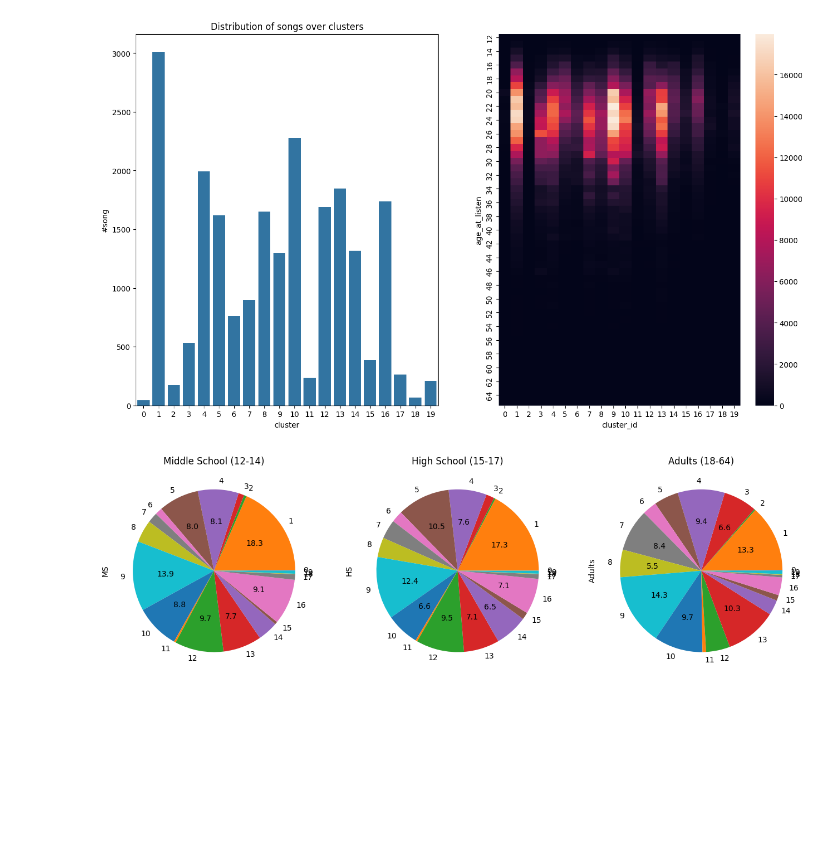
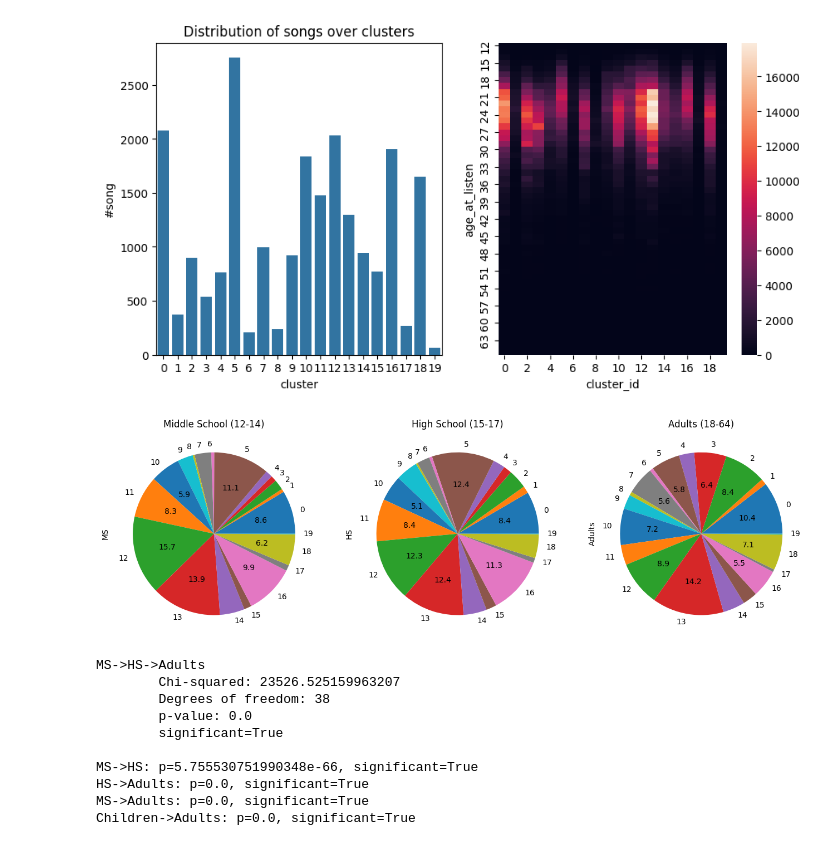
Before and after one commit to sbakker6/MusicRSAndChildren, a Jupyter notebook: analysis.ipynb, the cells around one changed output. Saved outputs shown, nothing was run; the diff lists cells and outputs as text; code cells hidden in the pictures; blank space fills up the shorter version.

```diff
--- a/analysis.ipynb
+++ b/analysis.ipynb
@@ -9,10 +7,12 @@ Matplotlib is building the font cache; this may take a moment.
 # %%
 conn, cursor = create_connection("genius_db")
-cursor.execute("select song_id, cluster_id from cluster")
-clusters = pd.DataFrame(cursor.fetchall(), columns =["song_id", "cluster_id"])
+cursor.execute("select song_id, cluster_id from song_cluster")
+song_cluster = pd.DataFrame(cursor.fetchall(), columns =["song_id", "cluster_id"])
+cursor.execute("SELECT column_name FROM INFORMATION_SCHEMA.COLUMNS WHERE TABLE_NAME = 'cluster'")
+columns = list(map(lambda x: x[0], cursor.fetchall()))
+cursor.execute("select * from cluster")
+cluster = pd.DataFrame(cursor.fetchall(), columns=columns).set_index("cluster_id")
 conn.close()
-
-# clusters.to_csv("clusters.csv", index=False)
 # %%
 conn, cursor = create_connection("lfm2b")
 
@@ -79,5 +102,5 @@ conn.close()
 # %%
-listening_events_with_clusters = data.merge(clusters, on="song_id")
+listening_events_with_clusters = le_data.merge(song_cluster, on="song_id")
 # %%
 conn, cursor = create_connection("lfm2b")
 cursor.execute("select age_at_listen, count(track_id) from le_joined_tni group by age_at_listen;")
@@ -115,24 +138,24 @@ LINE 1: select age_at_listen, count(track_id) from le_non_instrument...
 # %%
 # Let's create a pivot table to see the amount of listening events per age_group and cluster
 # https://www.statology.org/pandas-pivot-table-count/
 pt = pd.pivot_table(listening_events_with_clusters, values="track_id", index="age_at_listen", columns="cluster_id", aggfunc="count") \
         .fillna(0) \
         .astype(int)
 
-songs_per_cluster = clusters.groupby("cluster_id").count().reset_index()
+songs_per_cluster = song_cluster.groupby("cluster_id").count().reset_index()
 
 import matplotlib.pyplot as plt
 import seaborn as sns
-fig, (ax1, ax2) = plt.subplots(figsize=(16,9), nrows=1, ncols=2)
+fig, (ax1, ax2) = plt.subplots(figsize=(10,5), nrows=1, ncols=2)
 
 ax1.set_title("Distribution of songs over clusters")
 ax1.set_ylabel("#song")
 ax1.set_xlabel("cluster")
 sns.barplot(songs_per_cluster, x="cluster_id", y="song_id", ax=ax1)
 sns.heatmap(pt, ax=ax2)
 plt.show()
 # %% [output]
-[figure, old version]
+[figure, new version]
 # %%
 middle_school = pt.loc[12:14].sum()
 middle_school.name = "MS"
@@ -153,7 +176,66 @@ middle_school.plot.pie(ax=ax1, title="Middle School (12-14)",autopct=show_percen
 high_school.plot.pie(ax=ax2, title="High School (15-17)", autopct=show_percentages_more_than_5_perc)
 adults.plot.pie(ax=ax3, title="Adults (18-64)", autopct=show_percentages_more_than_5_perc)
 plt.show()
+
+
+le_counts_grouped = pd.concat([children, middle_school, high_school, adults], axis=1)
 # %% [output]
-[figure, old version]
+[figure, new version]
+# %%
+# Manual calculation
+observed = le_counts_grouped[["MS", "HS", "Adults"]]
+observed["total"] = observed.sum(axis='columns')
+observed.loc["total"] = observed.sum(axis='index')
+
+# Calculate the expected values under the assumption that the distribution is equal among the three groups
+age_group_fractions = observed.loc["total"][["MS", "HS", "Adults"]]/observed.loc["total"]["total"]
+expected = pd.DataFrame(
+    [
+        age_group_fractions["MS"] * observed.loc[0:19]["total"],
+        age_group_fractions["HS"] * observed.loc[0:19]["total"],
+        age_group_fractions["Adults"] * observed.loc[0:19]["total"]
+    ], index=["MS", "HS", "Adults"]
+).T
+
+# Calculate the Chi^2 value
+obs = observed.loc[0:19][["MS", "HS", "Adults"]] # Remove the totals
+chi_sq_value = ((expected-obs)**2/expected).sum(axis='columns').sum(axis='index')
+degrees_of_freedom=(len(obs.columns)-1) * (len(obs.index) -1)
+chi_sq_value
+
+# ------------------------------------------------------------------------------------------------------------------------
+# Scipy calculation
+
+from scipy.stats import chi2_contingency
+import numpy as np
+chi2, p, dof, exp = chi2_contingency(le_counts_grouped[["MS", "HS", "Adults"]])
+
+assert chi_sq_value == chi2
+assert degrees_of_freedom == dof
+assert np.allclose(expected.to_numpy(), exp, atol=1e-10)
+print("MS->HS->Adults")
+print(f"\tChi-squared: {chi2}")
+print(f"\tDegrees of freedom: {dof}")
+print(f"\tp-value: {p}")
+print(f"\tsignificant={p<0.05}")
+
+assert p < 0.005, "Result not significant"
+
+print()
+# Lets inspect if we take each 2 group combination
+for a, b in [("MS", "HS"), ("HS", "Adults"), ("MS", "Adults"), ("Children", "Adults")]:
+    _, p, _, _ = chi2_contingency(le_counts_grouped[[a, b]])
+    print(f"{a}->{b}: p={p}, significant={p<0.05}")
+# %% [output]
+MS->HS->Adults
+        Chi-squared: 23526.525159963207
+        Degrees of freedom: 38
+        p-value: 0.0
+        significant=True
+
+MS->HS: p=5.755530751990348e-66, significant=True
+HS->Adults: p=0.0, significant=True
+MS->Adults: p=0.0, significant=True
+Children->Adults: p=0.0, significant=True
 # %%
 # Let's inspect the percentage point differences per cluster
```
Also changed, not shown: parts of 8 cells of this notebook, 2 other files.
